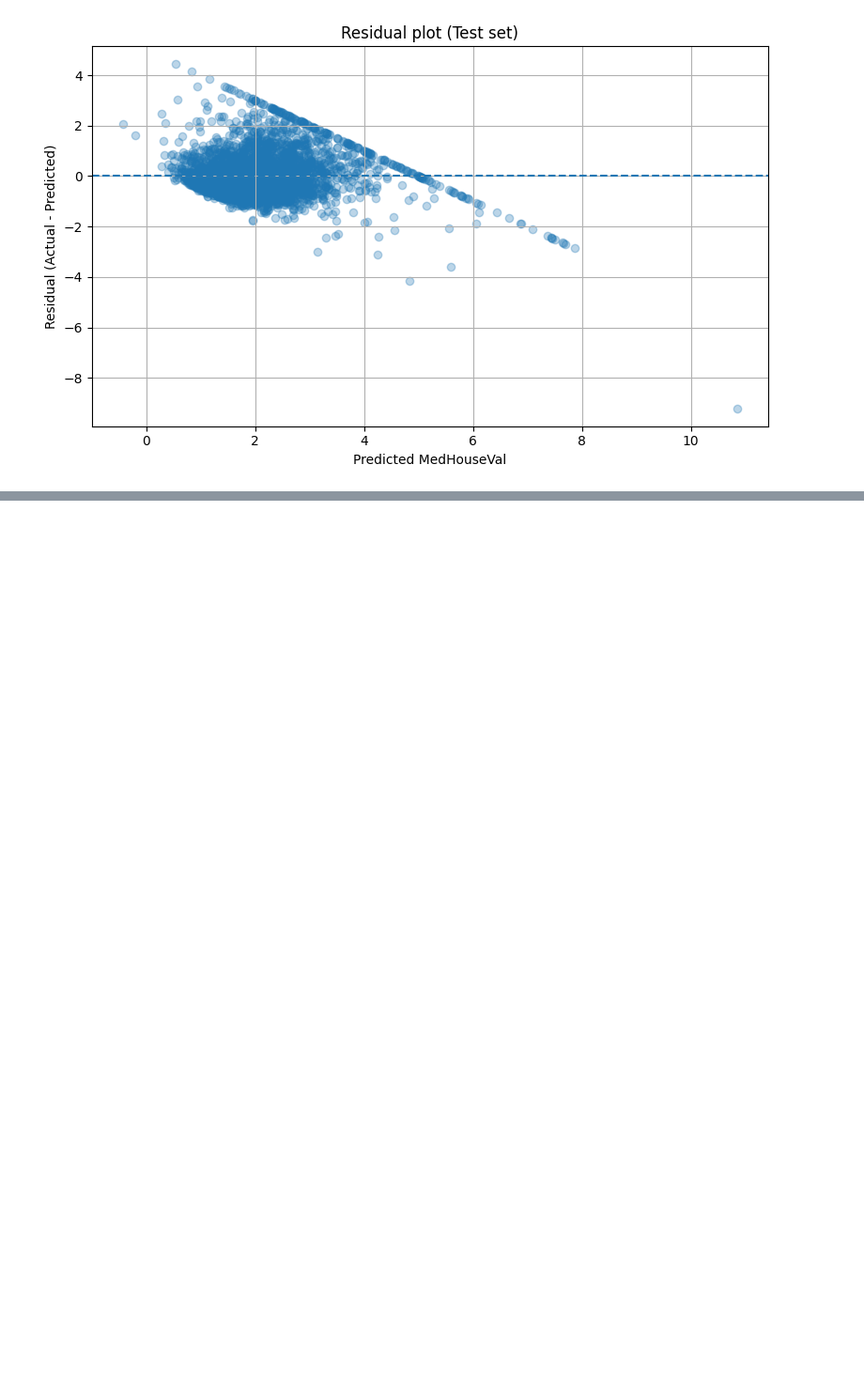
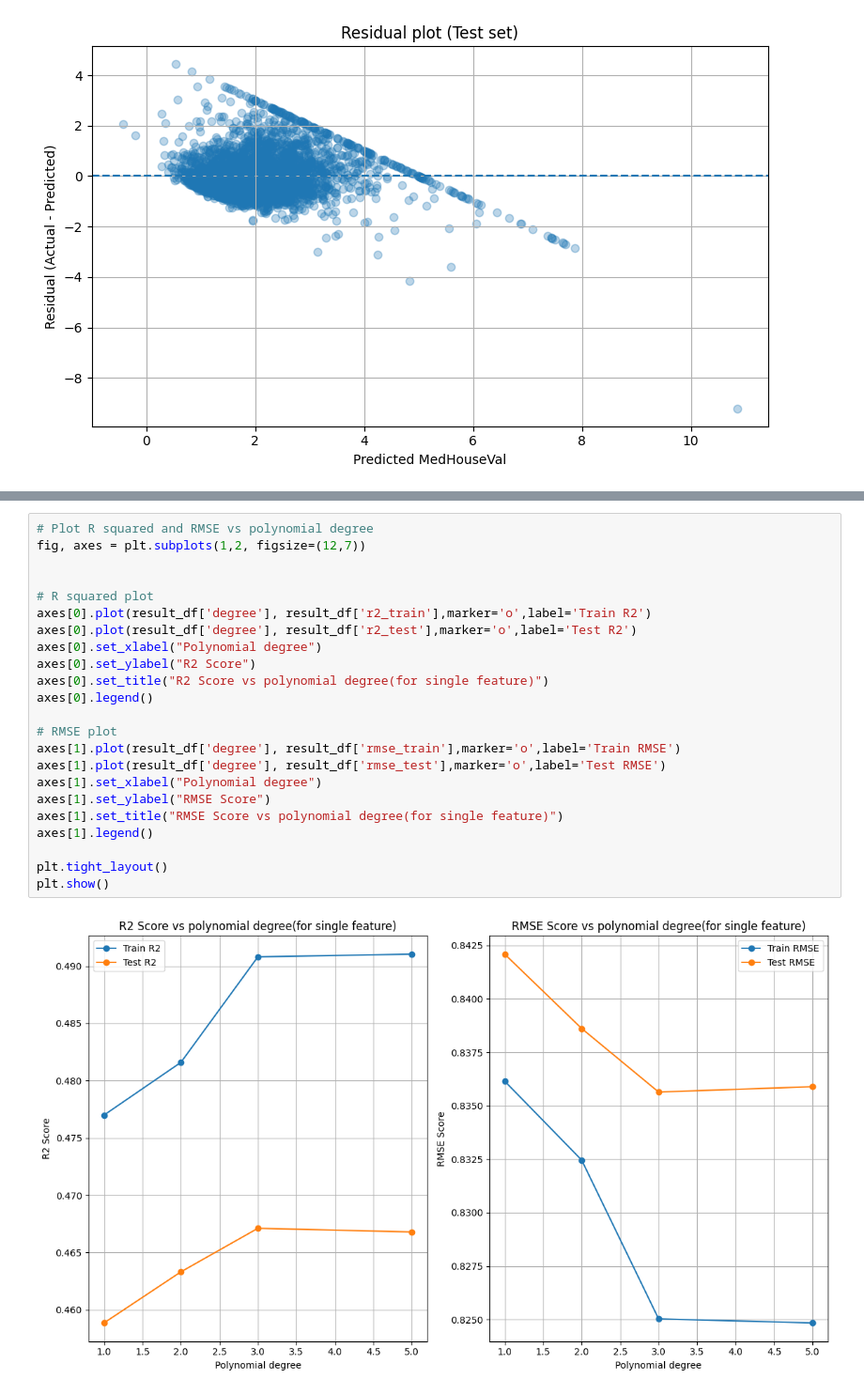
Before and after one commit to iamnaymur/ml_meta_learning, a Jupyter notebook: Week_04_Advanced_supervised_learning.ipynb, the cells around one changed output, grey strips where cells are left out. Shown at 94% size. Saved outputs shown, nothing was run; the diff lists cells and outputs as text; blank space fills up the shorter version.

```diff
--- a/Week_04_Advanced_supervised_learning.ipynb
+++ b/Week_04_Advanced_supervised_learning.ipynb
@@ -205,0 +310,25 @@ plt.show()
+# %%
+# Plot R squared and RMSE vs polynomial degree
+fig, axes = plt.subplots(1,2, figsize=(12,7))
+
+
+# R squared plot
+axes[0].plot(result_df['degree'], result_df['r2_train'],marker='o',label='Train R2')
+axes[0].plot(result_df['degree'], result_df['r2_test'],marker='o',label='Test R2')
+axes[0].set_xlabel("Polynomial degree")
+axes[0].set_ylabel("R2 Score")
+axes[0].set_title("R2 Score vs polynomial degree(for single feature)")
+axes[0].legend()
+
+# RMSE plot
+axes[1].plot(result_df['degree'], result_df['rmse_train'],marker='o',label='Train RMSE')
+axes[1].plot(result_df['degree'], result_df['rmse_test'],marker='o',label='Test RMSE')
+axes[1].set_xlabel("Polynomial degree")
+axes[1].set_ylabel("RMSE Score")
+axes[1].set_title("RMSE Score vs polynomial degree(for single feature)")
+axes[1].legend()
+
+plt.tight_layout()
+plt.show()
+# %% [output]
+[figure, added]
```
Also changed, not shown: parts of 38 cells of this notebook.
